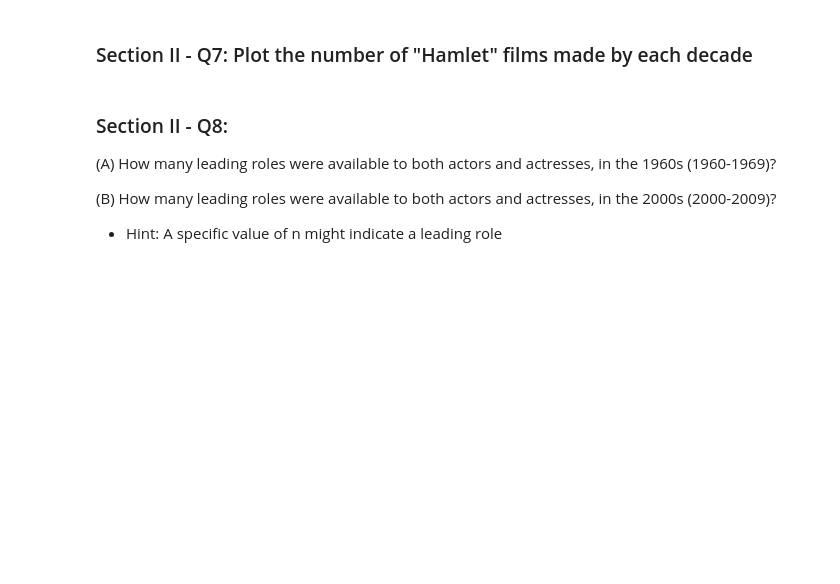
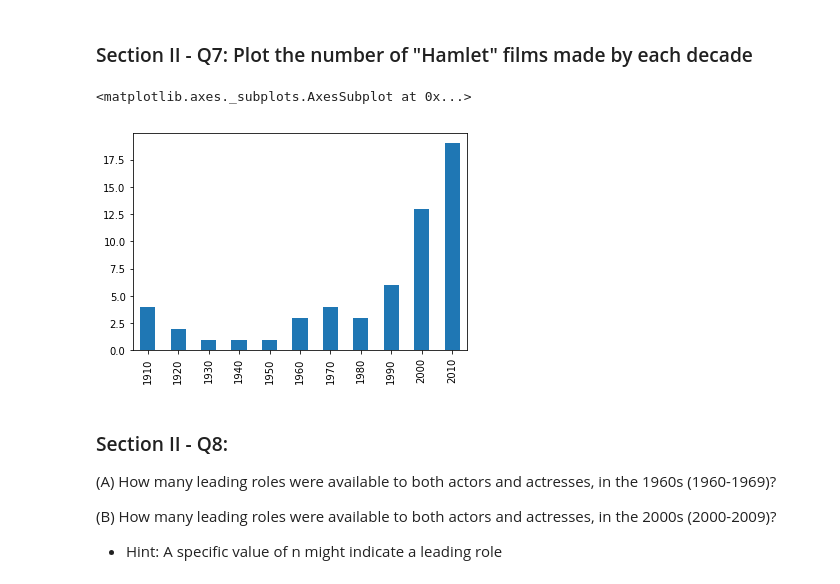
Before and after one commit to elbertsoftware/SpringboardAIC, a Jupyter notebook: mini-projects/aic-5_3_7-data-wrangling-with-pandas-mini-project/Mini_Project_Data_Wrangling_Pandas.ipynb, the cells around one changed output. Cells and saved outputs as stored; diff of their text form; code cells hidden in the pictures; blank space fills up the shorter version.

```diff
--- a/mini-projects/aic-5_3_7-data-wrangling-with-pandas-mini-project/Mini_Project_Data_Wrangling_Pandas.ipynb
+++ b/mini-projects/aic-5_3_7-data-wrangling-with-pandas-mini-project/Mini_Project_Data_Wrangling_Pandas.ipynb
@@ -250,5 +528,10 @@ cast[cast.character.str.startswith('Police')]
 # %% [markdown]
 ### Section II - Q7: Plot the number of "Hamlet" films made by each decade
+# %%
+(movies[movies.title.str.contains('Hamlet')].year // 10 * 10).value_counts().sort_index().plot(kind='bar')
+# %% [output]
+<matplotlib.axes._subplots.AxesSubplot at 0x...>
+[figure, added]
 # %% [markdown]
 ### Section II - Q8:
 
```
Also changed, not shown: parts of 54 cells of this notebook.
